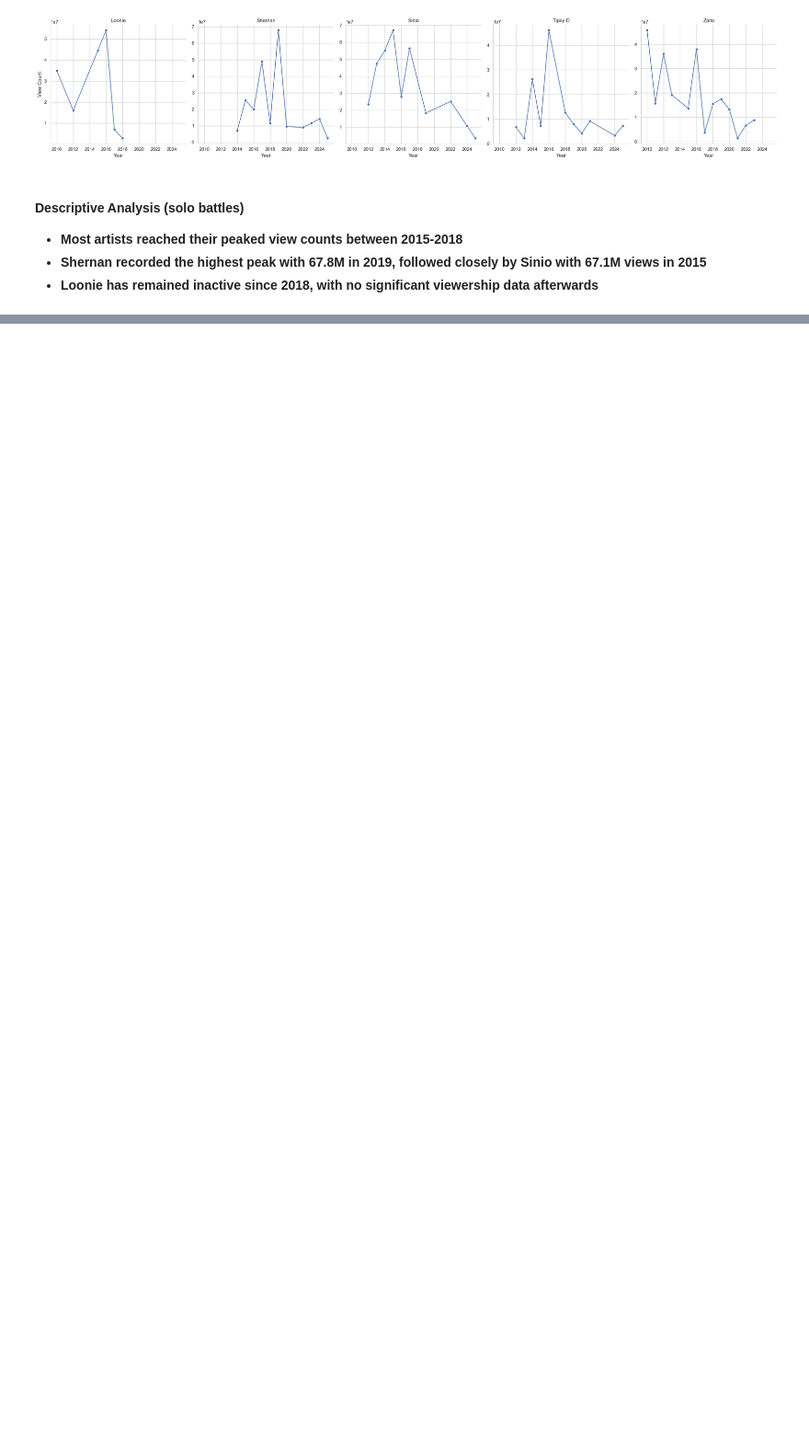
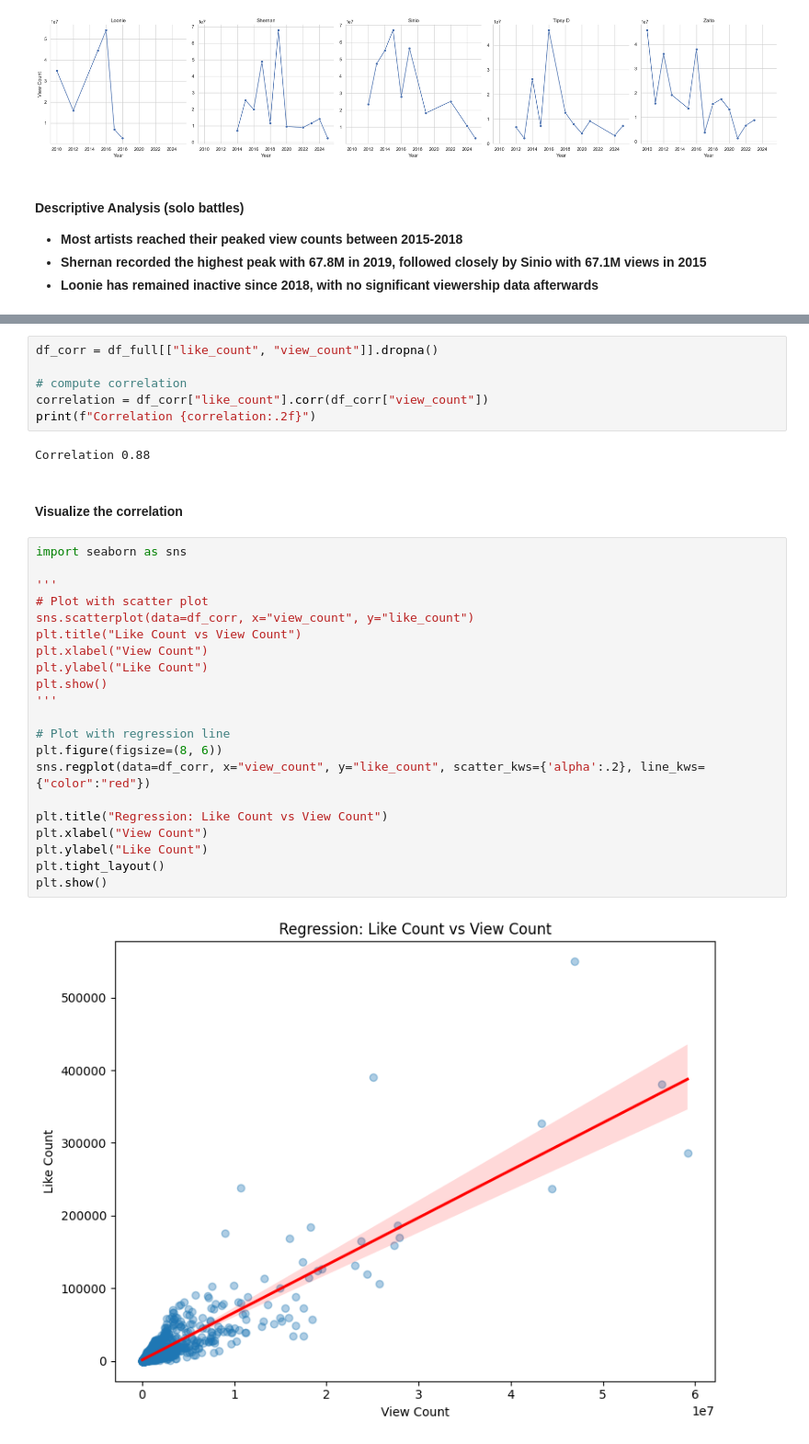
Before and after one commit to robindude8000/fliptop-eda, a Jupyter notebook: eda_notebook.ipynb, the cells around one changed output, grey strips where cells are left out. Shown: that part at 92% size. Saved outputs shown, nothing was run; the diff lists cells and outputs as text; blank space fills up the shorter version.

Commit message:
with correlation analysis

```diff
--- a/eda_notebook.ipynb
+++ b/eda_notebook.ipynb
@@ -257,0 +250,33 @@ plt.show()
+# %%
+df_corr = df_full[["like_count", "view_count"]].dropna()
+
+# compute correlation
+correlation = df_corr["like_count"].corr(df_corr["view_count"])
+print(f"Correlation {correlation:.2f}")
+# %% [output]
+Correlation 0.88
+# %% [markdown]
+#### Visualize the correlation
+# %%
+import seaborn as sns
+
+'''
+# Plot with scatter plot
+sns.scatterplot(data=df_corr, x="view_count", y="like_count")
+plt.title("Like Count vs View Count")
+plt.xlabel("View Count")
+plt.ylabel("Like Count")
+plt.show()
+'''
+
+# Plot with regression line
+plt.figure(figsize=(8, 6))
+sns.regplot(data=df_corr, x="view_count", y="like_count", scatter_kws={'alpha':.2}, line_kws={"color":"red"})
+
+plt.title("Regression: Like Count vs View Count")
+plt.xlabel("View Count")
+plt.ylabel("Like Count")
+plt.tight_layout()
+plt.show()
+# %% [output]
+[figure, added]
```
Also changed, not shown: parts of 5 cells of this notebook.
